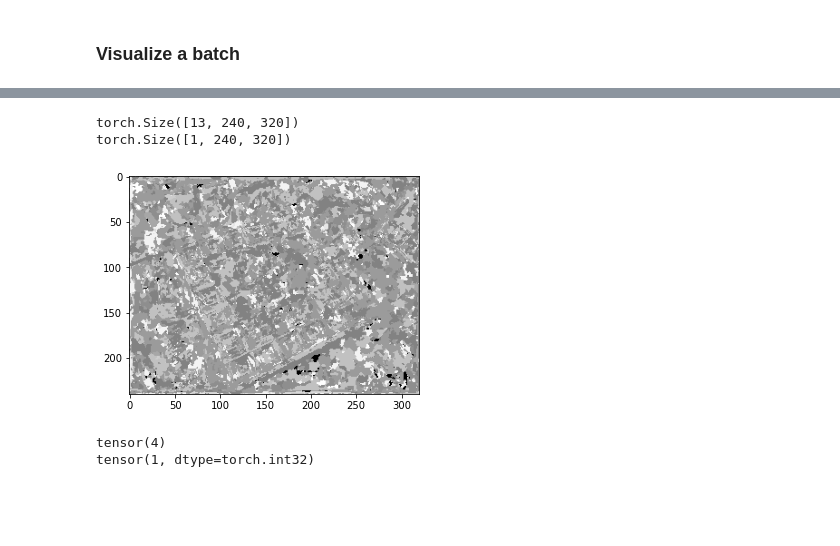
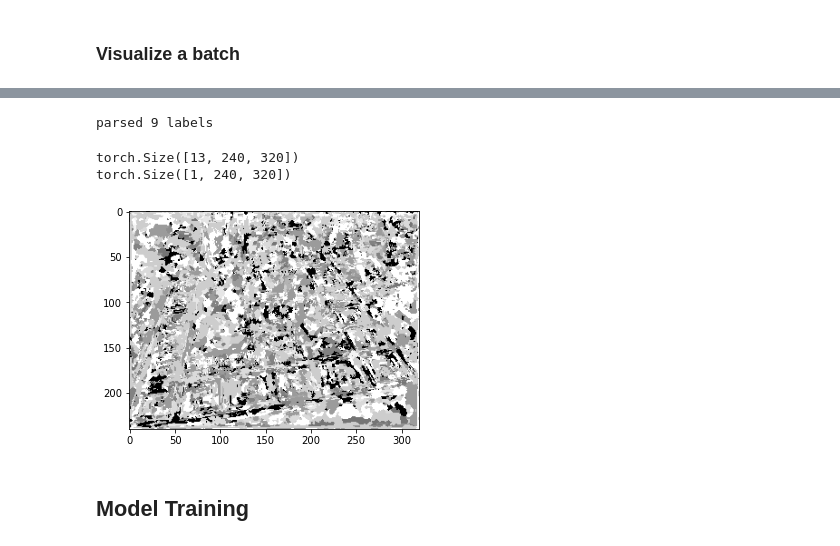
Before and after one commit to abhi74k/pvnet, a Jupyter notebook: PVNet Notebook.ipynb, the cells around one changed output, grey strips where cells are left out. Drawn from its saved outputs; the diff is of its cells as text; code cells hidden in the pictures; blank space fills up the shorter version.

Commit message:
Implemented basic class training algorithm

```diff
--- a/PVNet Notebook.ipynb
+++ b/PVNet Notebook.ipynb
@@ -58,41 +61,37 @@ IndexError: index 18 is out of bounds for axis 2 with size 18
 # %%
 from torchsummary import summary
 reload(models)
-model = torchvision.models.resnet18()
-# summary(model,(3,640,480))
+
+
 # Test model
 newmodel = models.PvNet(
     num_classes = 12,
     num_keypoints = 9,
     norm_layer = None,
     output_class = True,
     output_vector = False,
     pretrained = True
 )
 # summary(newmodel,(3,640,480))
 
 # Outputs
 class_out = (newmodel(torch.unsqueeze(dataset[0]['img'],0)))['class'][0]
 print(class_out.size())
 
 # Get top class, scale by 12 for vis diff
 classviz = torch.topk(class_out, 1, dim=0)[1] * 12
 print(classviz.size())
 
 plt.imshow(dataset.tensorToImage(classviz.type(torch.FloatTensor)),cmap='gray')
 plt.show()
 
+del newmodel
 
 # newmodel(dataset)
 # %% [output]
-torch.Size([13, 240, 320])
-torch.Size([1, 240, 320])
+parsed 9 labels
+torch.Size([13, 240, 320])
+torch.Size([1, 240, 320])
-[figure, old version]
+[figure, new version]
-# %%
-print(dataset[0]['class_label'])
-print(dataset[0]['class_mask'].max())
-
-# dataset[0][2].shape
-# %% [output]
-tensor(4)
-tensor(1, dtype=torch.int32)
+# %% [markdown]
+## Model Training
```
Also changed, not shown: parts of 4 cells of this notebook, 2 other files.
